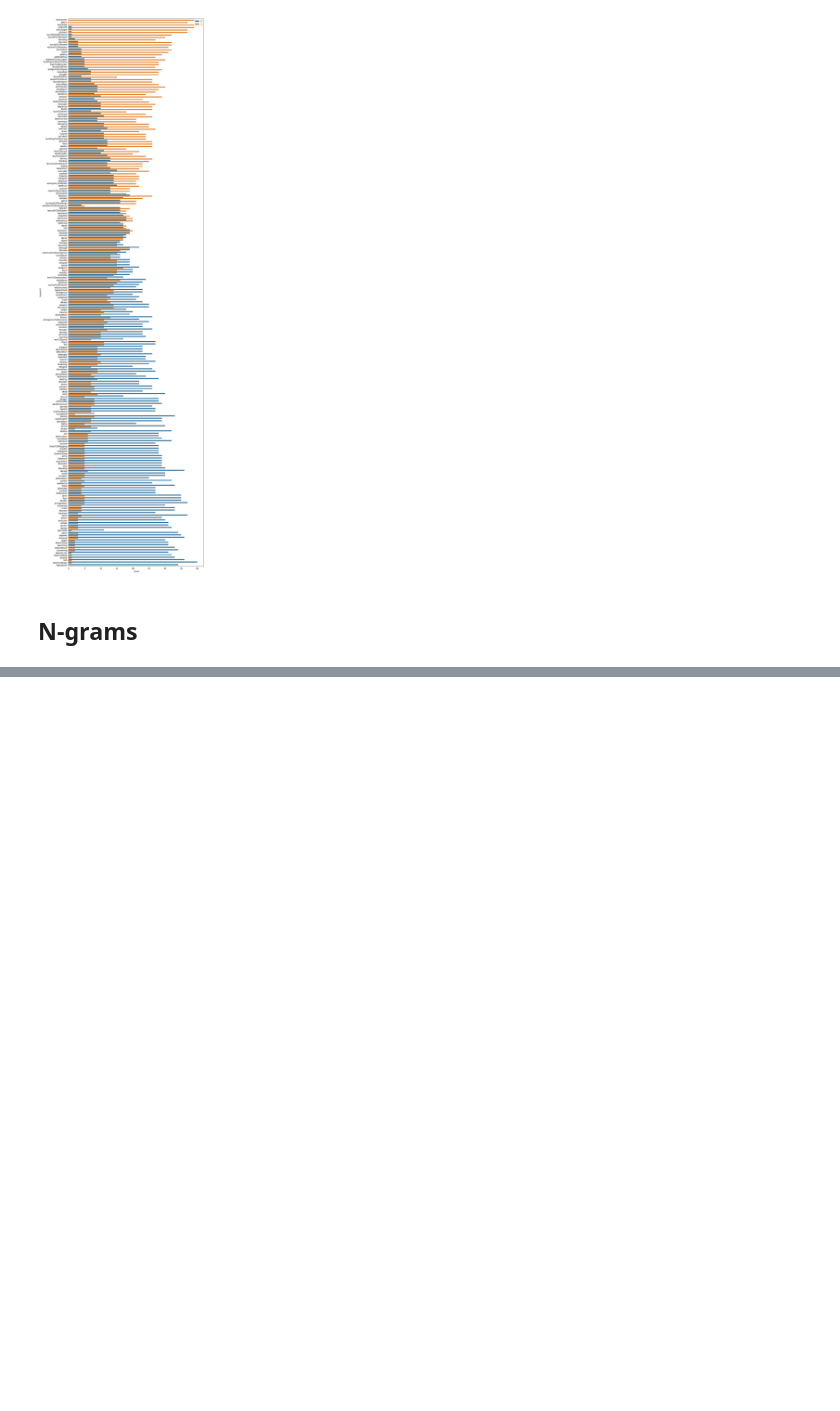
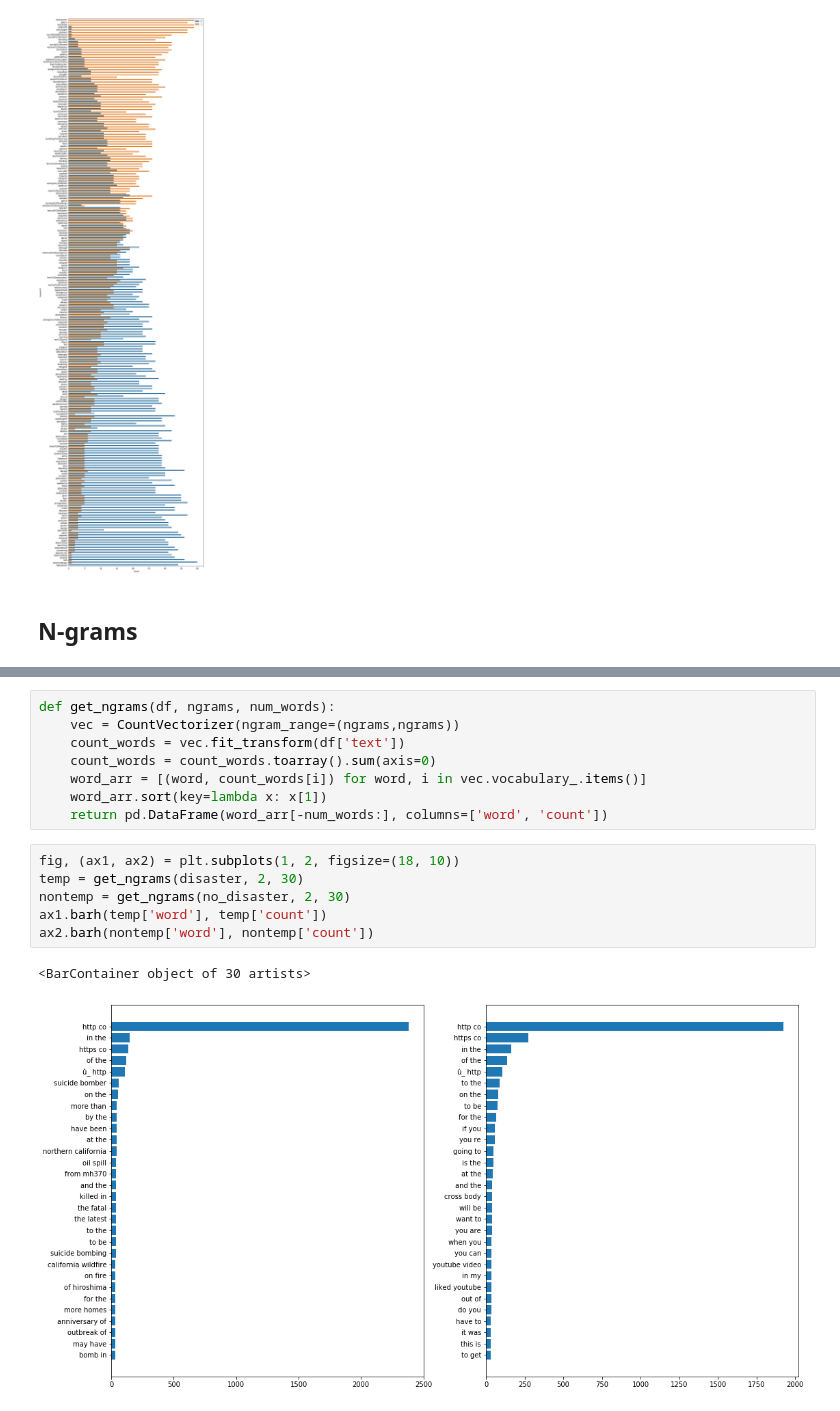
Before and after one commit to Bounty1993/Text-analysis, a Jupyter notebook: Disaster.ipynb, the cells around one changed output, grey strips where cells are left out. Cells and saved outputs as stored; diff of their text form; blank space fills up the shorter version.

```diff
--- a/Disaster.ipynb
+++ b/Disaster.ipynb
@@ -117,0 +109,17 @@ result.most_common()
+# %%
+def get_ngrams(df, ngrams, num_words):
+    vec = CountVectorizer(ngram_range=(ngrams,ngrams))
+    count_words = vec.fit_transform(df['text'])
+    count_words = count_words.toarray().sum(axis=0)
+    word_arr = [(word, count_words[i]) for word, i in vec.vocabulary_.items()]
+    word_arr.sort(key=lambda x: x[1])
+    return pd.DataFrame(word_arr[-num_words:], columns=['word', 'count'])
+# %%
+fig, (ax1, ax2) = plt.subplots(1, 2, figsize=(18, 10))
+temp = get_ngrams(disaster, 2, 30)
+nontemp = get_ngrams(no_disaster, 2, 30)
+ax1.barh(temp['word'], temp['count'])
+ax2.barh(nontemp['word'], nontemp['count'])
+# %% [output]
+<BarContainer object of 30 artists>
+[figure, added]
```
Also changed, not shown: parts of 4 cells of this notebook.
